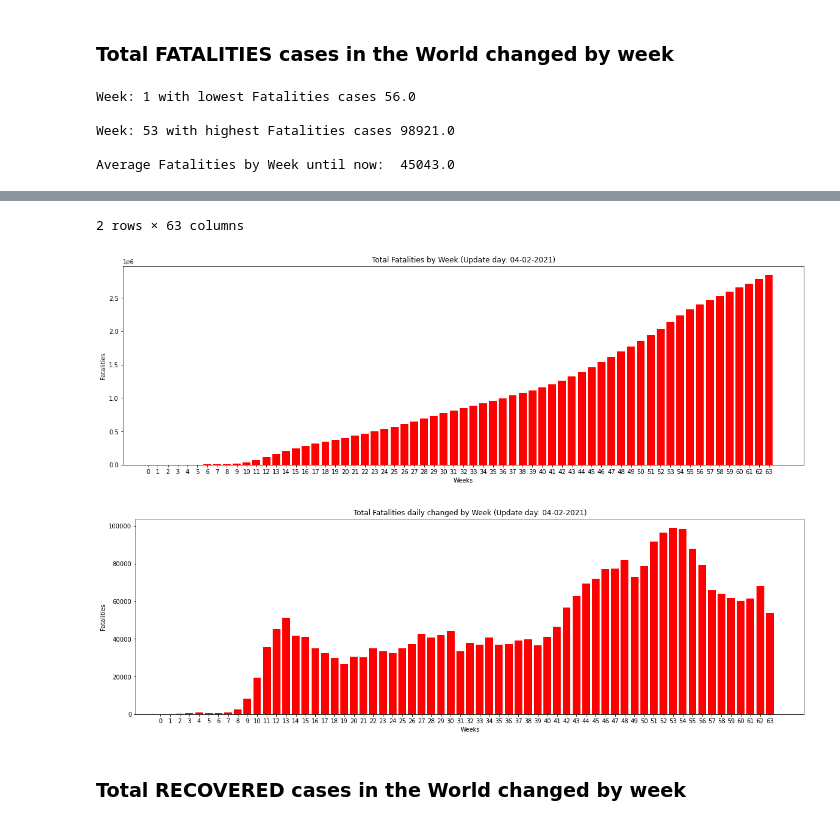
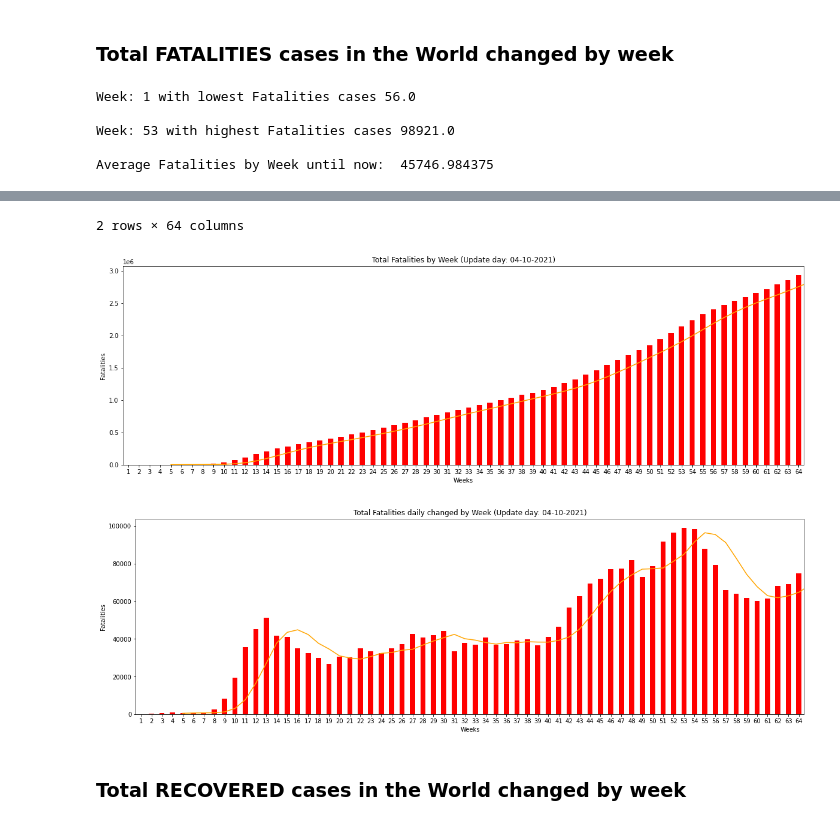
Before and after one commit to lphan/ML-Practices, a Jupyter notebook: 18_Covid-19/18_Covid-19_byWeek.ipynb, the cells around one changed output, grey strips where cells are left out. Drawn from its saved outputs; the diff is of its cells as text; code cells hidden in the pictures.

```diff
--- a/18_Covid-19/18_Covid-19_byWeek.ipynb
+++ b/18_Covid-19/18_Covid-19_byWeek.ipynb
@@ -28,6 +28,9 @@ updated_date
 # %% [markdown]
 ### Total CONFIRMED cases in the World changed by week
 # %%
+# time slot 4 weeks
+window_slot = 4
+
 # convert to DataFrame
 x_weeks = [week for week, value in confirmedByWeek]
 y_cases_total = [value for week, value in confirmedByWeek]
@@ -38,10 +41,18 @@ confirmedweeks = pd.DataFrame(columns=x_weeks, index=['Total Confirmed changed b
 for week in weeks:
     confirmedweeks[week] = [y_cases_total[week-1], y_cases_byweek[week-1]]
 
+# Mitigate the negative values by converting all negative values to 0
+confirmedweeks.mask(confirmedweeks<0, 0, inplace=True)
+
 # Plot total confirmed
 plt.figure(1)
 plt.xticks(np.arange(0, max(x_weeks)+1, 1))
-plt.bar(x_weeks, y_cases_total, color='Orange')
+# plt.bar(x_weeks, y_cases_total, color='Orange')
+confirmedweeks.loc['Total Confirmed changed by Week'].plot.bar(color='orange')
+
+roll = confirmedweeks.loc['Total Confirmed changed by Week'].rolling(window = window_slot)
+roll.mean().plot(label='Mean by window '+str(window_slot), color='red')
+
 plt.xlabel('Weeks')
 plt.ylabel('Confirmed')
 plt.title("Total Confirmed by Week (Update day: "+str(updated_date)+")")
@@ -50,10 +61,16 @@ plt.savefig('output/week_totalconfirmed.jpg')
 # Plot number of confirmed every week
 plt.figure(2)
 plt.xticks(np.arange(0, max(x_weeks)+1, 1))
-plt.bar(x_weeks, y_cases_byweek, color='Orange')
+# plt.bar(x_weeks, y_cases_byweek, color='Orange')
+confirmedweeks.loc['Number of Confirmed every Week'].plot.bar(color='orange')
+
+roll = confirmedweeks.loc['Number of Confirmed every Week'].rolling(window = window_slot)
+roll.mean().plot(label='Mean by window '+str(window_slot), color='red')
+
 plt.xlabel('Weeks')
 plt.ylabel('Confirmed')
 plt.title("Total Confirmed daily changed by Week (Update day: "+str(updated_date)+")")
+plt.legend()
 plt.savefig('output/week_totalconfirmed_weekly.jpg')
 
 print("\nWeek:", np.argmin(y_cases_byweek)+1, "with lowest confirmed cases", y_cases_byweek[np.argmin(y_cases_byweek)])
@@ -87,42 +104,55 @@ confirmedweeks_deaths = pd.DataFrame(columns=x_weeks, index=['Total Fatalities c
 for week in weeks:
     confirmedweeks_deaths[week] = [y_cases_total_deaths[week-1], y_cases_byweek_deaths[week-1]]
 
+# Mitigate the negative values by converting all negative values to 0
+confirmedweeks_deaths.mask(confirmedweeks_deaths<0, 0, inplace=True)
+
 # Plot total confirmed
 plt.figure(1)
 plt.xticks(np.arange(0, max(x_weeks)+1, 1))
-plt.bar(x_weeks, y_cases_total_deaths, color='Red')
+# plt.bar(x_weeks, y_cases_total_deaths, color='Red')
+confirmedweeks_deaths.loc['Total Fatalities changed by Week'].plot.bar(color='red')
+
+roll = confirmedweeks_deaths.loc['Total Fatalities changed by Week'].rolling(window = window_slot)
+roll.mean().plot(label='Mean by window '+str(window_slot), color='orange')
+
 plt.xlabel('Weeks')
 plt.ylabel('Fatalities')
 plt.title("Total Fatalities by Week (Update day: "+str(updated_date)+")")
 plt.savefig('output/week_totalfatalities.jpg')
 
 # Plot number of confirmed every week
 plt.figure(2)
 plt.xticks(np.arange(0, max(x_weeks)+1, 1))
-plt.bar(x_weeks, y_cases_byweek_deaths, color='Red')
+# plt.bar(x_weeks, y_cases_byweek_deaths, color='Red')
+confirmedweeks_deaths.loc['Number of Fatalities every Week'].plot.bar(color='red')
+
+roll = confirmedweeks_deaths.loc['Number of Fatalities every Week'].rolling(window = window_slot)
+roll.mean().plot(label='Mean by window '+str(window_slot), color='orange')
+
 plt.xlabel('Weeks')
 plt.ylabel('Fatalities')
 plt.title("Total Fatalities daily changed by Week (Update day: "+str(updated_date)+")")
 plt.savefig('output/week_totalfatalities_weekly.jpg')
 
 print("\nWeek:", np.argmin(y_cases_byweek_deaths)+1, "with lowest Fatalities cases", y_cases_byweek_deaths[np.argmin(y_cases_byweek_deaths)])
 print("\nWeek:", np.argmax(y_cases_byweek_deaths)+1, "with highest Fatalities cases", y_cases_byweek_deaths[np.argmax(y_cases_byweek_deaths)])
 print("\nAverage Fatalities by Week until now: ", np.mean(y_cases_byweek_deaths))
 confirmedweeks_deaths
 
 # note: plot displays data on x-axis start at index 1, and data in Python collected at index 0, that's why +1
 # %% [output]
 Week: 1 with lowest Fatalities cases 56.0
 
 Week: 53 with highest Fatalities cases 98921.0
 
-Average Fatalities by Week until now:  45043.0
+Average Fatalities by Week until now:  45746.984375
 |  | 1 | 2 | 3 | 4 | 5 | 6 | 7 | 8 | 9 | 10 | ... | ... |
 | Total Fatalities changed by Week | 56.0 | 362.0 | 906.0 | 1770.0 | 2469.0 | 2996.0 | 3803.0 | 6440.0 | 14632.0 | 33991.0 | ... | ... |
 | Number of Fatalities every Week | 56.0 | 306.0 | 544.0 | 864.0 | 699.0 | 527.0 | 807.0 | 2637.0 | 8192.0 | 19359.0 | ... | ... |
-2 rows × 63 columns
+2 rows × 64 columns
-[figure, old version]
+[figure, new version]
-[figure, old version]
+[figure, new version]
 # %% [markdown]
 ### Total RECOVERED cases in the World changed by week
 # %%
```
Also changed, not shown: parts of 5 cells of this notebook, 18 other files.
